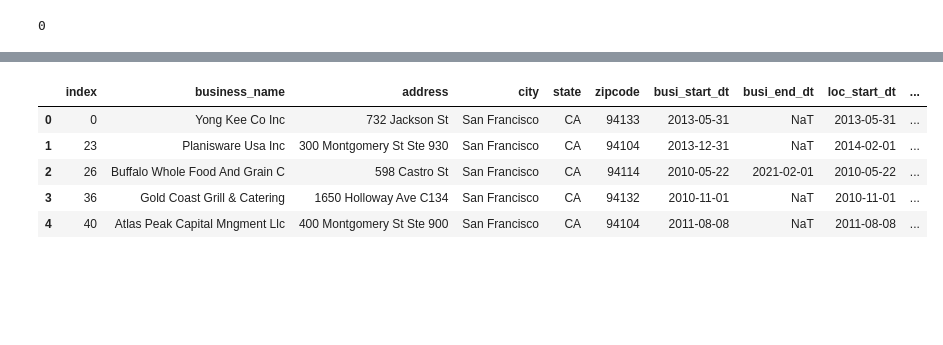
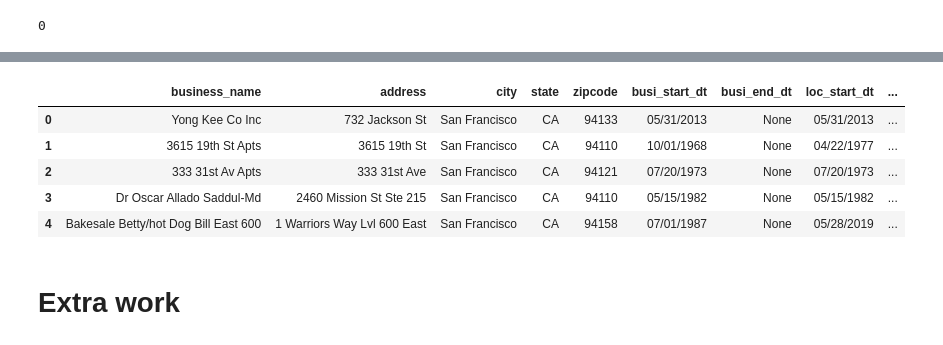
Before and after one commit to katrinan029/project-shutdown, a Jupyter notebook: data/database.ipynb, the cells around one changed output, grey strips where cells are left out. Drawn from its saved outputs; the diff is of its cells as text; code cells hidden in the pictures; blank space fills up the shorter version.

```diff
--- a/data/database.ipynb
+++ b/data/database.ipynb
@@ -344,12 +303,14 @@ merged_df.to_sql(name='sf_data', con=engine, if_exists='replace', index=False)
 # %%
 #Query the SQL database
-pd.read_sql_query('select * from sf_data', con=engine).head()
+pd.read_sql_query('select * from final_lucky', con=engine).head()
 # %% [output]
-|  | index | business_name | address | city | state | zipcode | busi_start_dt | busi_end_dt | loc_start_dt | ... |
-| 0 | 0 | Yong Kee Co Inc | 732 Jackson St | San Francisco | CA | 94133 | 2013-05-31 | NaT | 2013-05-31 | ... |
-| 1 | 23 | Planisware Usa Inc | 300 Montgomery St Ste 930 | San Francisco | CA | 94104 | 2013-12-31 | NaT | 2014-02-01 | ... |
-| 2 | 26 | Buffalo Whole Food And Grain C | 598 Castro St | San Francisco | CA | 94114 | 2010-05-22 | 2021-02-01 | 2010-05-22 | ... |
-| 3 | 36 | Gold Coast Grill & Catering | 1650 Holloway Ave C134 | San Francisco | CA | 94132 | 2010-11-01 | NaT | 2010-11-01 | ... |
-| 4 | 40 | Atlas Peak Capital Mngment Llc | 400 Montgomery St Ste 900 | San Francisco | CA | 94104 | 2011-08-08 | NaT | 2011-08-08 | ... |
+|  | business_name | address | city | state | zipcode | busi_start_dt | busi_end_dt | loc_start_dt | ... |
+| 0 | Yong Kee Co Inc | 732 Jackson St | San Francisco | CA | 94133 | 05/31/2013 | None | 05/31/2013 | ... |
+| 1 | 3615 19th St Apts | 3615 19th St | San Francisco | CA | 94110 | 10/01/1968 | None | 04/22/1977 | ... |
+| 2 | 333 31st Av Apts | 333 31st Ave | San Francisco | CA | 94121 | 07/20/1973 | None | 07/20/1973 | ... |
+| 3 | Dr Oscar Allado Saddul-Md | 2460 Mission St Ste 215 | San Francisco | CA | 94110 | 05/15/1982 | None | 05/15/1982 | ... |
+| 4 | Bakesale Betty/hot Dog Bill East 600 | 1 Warriors Way Lvl 600 East | San Francisco | CA | 94158 | 07/01/1987 | None | 05/28/2019 | ... |
+# %% [markdown]
+# Extra work
 # %%
 #drop null values from busi/loc end dates
```
Also changed, not shown: parts of 22 cells of this notebook, 3 other files.
